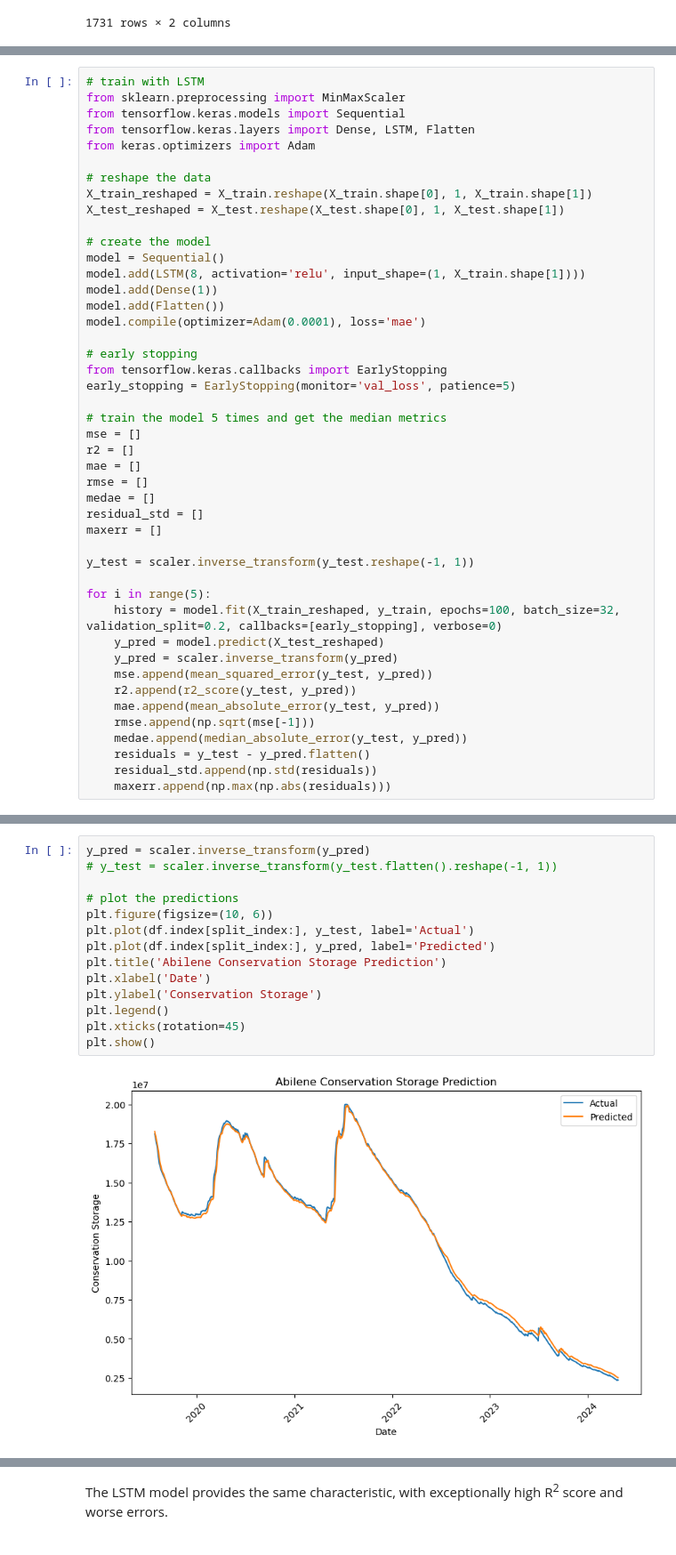
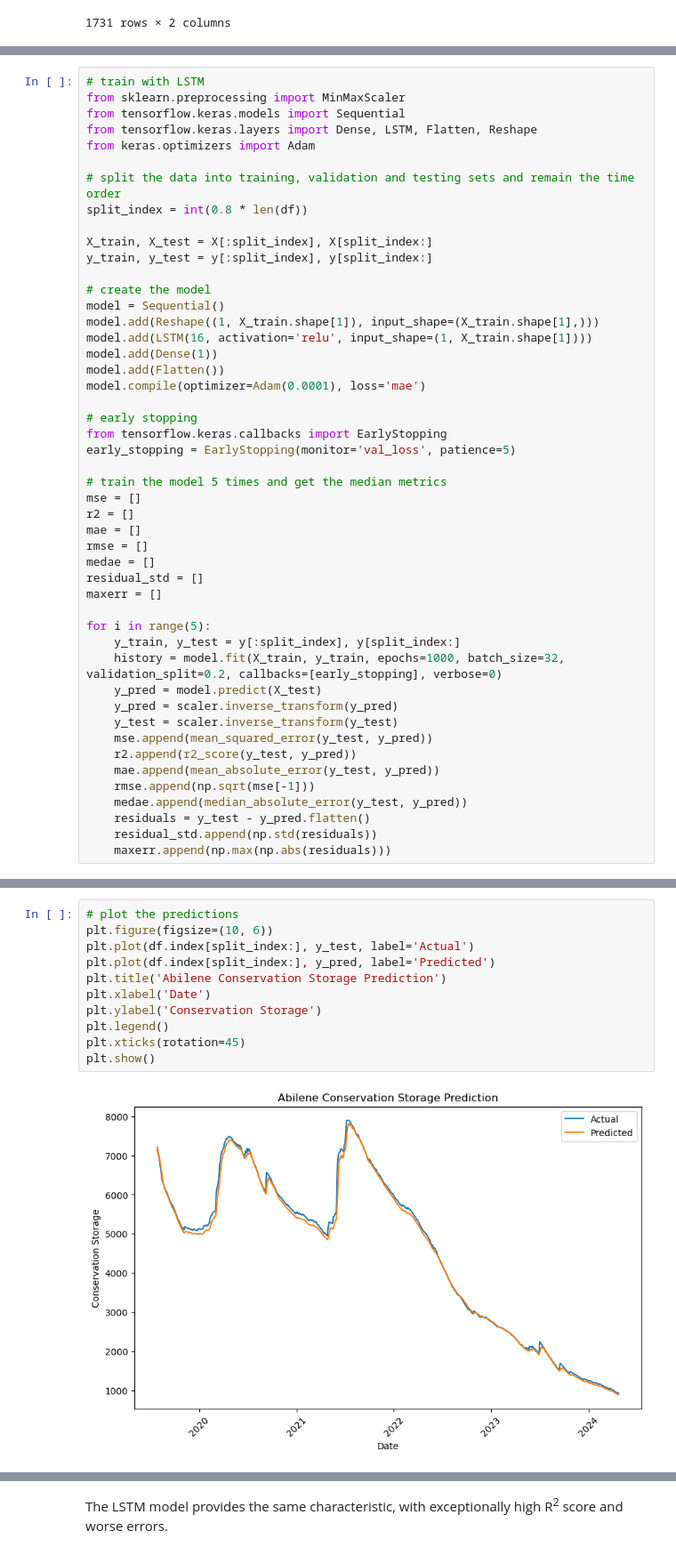
Before and after one commit to khoihng22/data-analytics-final-project, a Jupyter notebook: report_2.ipynb, the cells around one changed output, grey strips where cells are left out. Shown at 89% size. Drawn from its saved outputs; the diff is of its cells as text.

```diff
--- a/report_2.ipynb
+++ b/report_2.ipynb
@@ -312,16 +312,19 @@ plt.show()
 # train with LSTM
 from sklearn.preprocessing import MinMaxScaler
 from tensorflow.keras.models import Sequential
-from tensorflow.keras.layers import Dense, LSTM, Flatten
+from tensorflow.keras.layers import Dense, LSTM, Flatten, Reshape
 from keras.optimizers import Adam
 
-# reshape the data
-X_train_reshaped = X_train.reshape(X_train.shape[0], 1, X_train.shape[1])
-X_test_reshaped = X_test.reshape(X_test.shape[0], 1, X_test.shape[1])
+# split the data into training, validation and testing sets and remain the time order
+split_index = int(0.8 * len(df))
+
+X_train, X_test = X[:split_index], X[split_index:]
+y_train, y_test = y[:split_index], y[split_index:]
 
 # create the model
 model = Sequential()
-model.add(LSTM(8, activation='relu', input_shape=(1, X_train.shape[1])))
+model.add(Reshape((1, X_train.shape[1]), input_shape=(X_train.shape[1],)))
+model.add(LSTM(16, activation='relu', input_shape=(1, X_train.shape[1])))
 model.add(Dense(1))
 model.add(Flatten())
 model.compile(optimizer=Adam(0.0001), loss='mae')
@@ -339,12 +342,12 @@ medae = []
 residual_std = []
 maxerr = []
 
-y_test = scaler.inverse_transform(y_test.reshape(-1, 1))
-
 for i in range(5):
-    history = model.fit(X_train_reshaped, y_train, epochs=100, batch_size=32, validation_split=0.2, callbacks=[early_stopping], verbose=0)
-    y_pred = model.predict(X_test_reshaped)
+    y_train, y_test = y[:split_index], y[split_index:]
+    history = model.fit(X_train, y_train, epochs=1000, batch_size=32, validation_split=0.2, callbacks=[early_stopping], verbose=0)
+    y_pred = model.predict(X_test)
     y_pred = scaler.inverse_transform(y_pred)
+    y_test = scaler.inverse_transform(y_test)
     mse.append(mean_squared_error(y_test, y_pred))
     r2.append(r2_score(y_test, y_pred))
     mae.append(mean_absolute_error(y_test, y_pred))
@@ -391,19 +394,16 @@ plt.show()
 # %%
-y_pred = scaler.inverse_transform(y_pred)
-# y_test = scaler.inverse_transform(y_test.flatten().reshape(-1, 1))
-
 # plot the predictions
 plt.figure(figsize=(10, 6))
 plt.plot(df.index[split_index:], y_test, label='Actual')
 plt.plot(df.index[split_index:], y_pred, label='Predicted')
 plt.title('Abilene Conservation Storage Prediction')
 plt.xlabel('Date')
 plt.ylabel('Conservation Storage')
 plt.legend()
 plt.xticks(rotation=45)
 plt.show()
 # %% [output]
-[figure, old version]
+[figure, new version]
 # %%
 print_metrics(y_test, y_pred)
 # %% [output]
```
Also changed, not shown: parts of 6 cells of this notebook.
